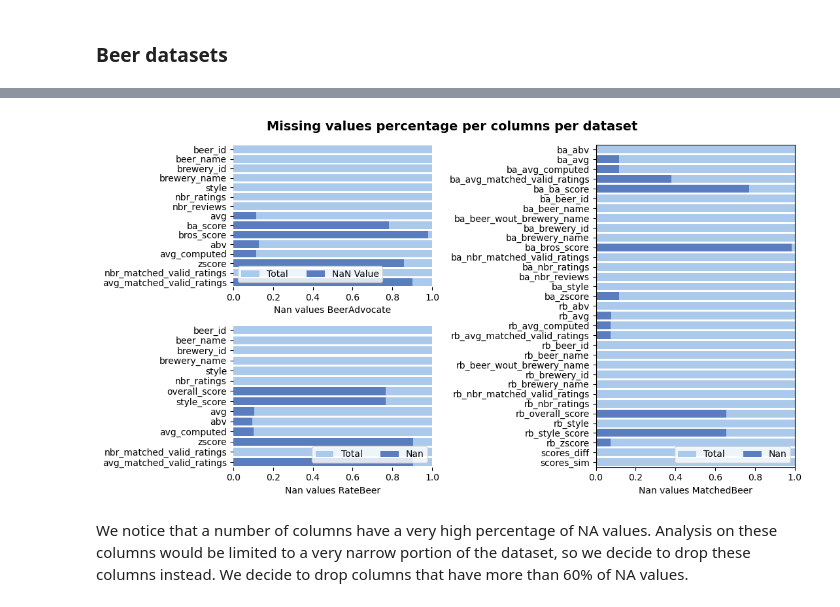
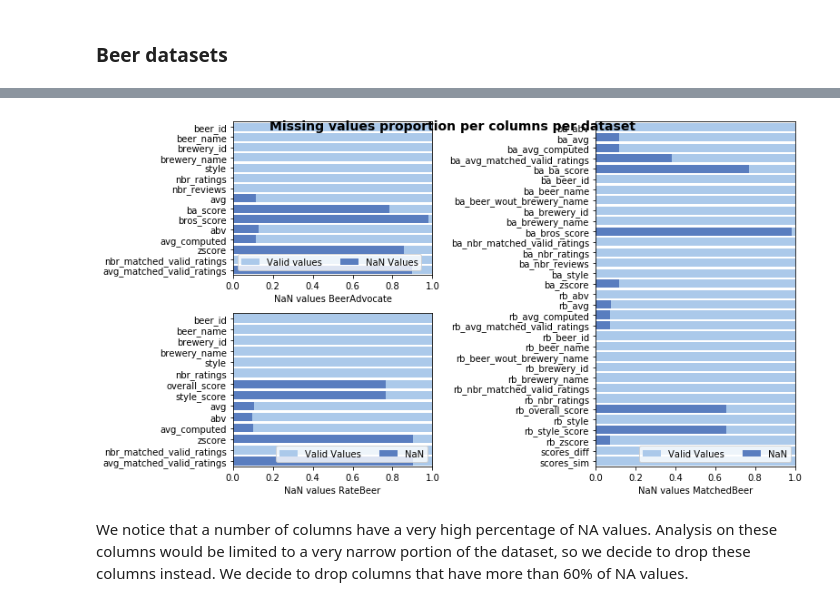
Before and after one commit to epfl-ada/ada-2022-project-hotchocolate, a Jupyter notebook: Notebook.ipynb, the cells around one changed output, grey strips where cells are left out. Cells and saved outputs as stored; diff of their text form; code cells hidden in the pictures.

```diff
--- a/Notebook.ipynb
+++ b/Notebook.ipynb
@@ -144,43 +145,42 @@ ax3 = plt.subplot(122)
 
 sns.set_color_codes("pastel")
 sns.barplot(x="Total", y = dfnan_adv.index, data=dfnan_adv, label="Valid values", color="b", ax=ax1)
-s
+
 sns.set_color_codes("muted")
-sns.barplot(x='NaN_percentage', y = dfnan_adv.index, data=dfnan_adv, label="NaN Values", color="b", ax=ax1)
+sns.barplot(x='NaN_proportion', y = dfnan_adv.index, data=dfnan_adv, label="NaN Values", color="b", ax=ax1)
 
 ax1.legend(ncol=2, loc="lower left", frameon=True)
 ax1.set(xlim=(0, 1), ylabel="", xlabel="NaN values BeerAdvocate")
-sns.despine(left=True, bottom=True,ax=ax1)
+
 
 
 sns.set_color_codes("pastel")
 sns.barplot(x="Total", y = dfnan_rate.index, data=dfnan_rate, label="Valid Values", color="b",ax=ax2)
 
 sns.set_color_codes("muted")
-sns.barplot(x='NaN_percentage',  y = dfnan_rate.index, data=dfnan_rate, label="NaN", color="b", ax=ax2)
+sns.barplot(x='NaN_proportion',  y = dfnan_rate.index, data=dfnan_rate, label="NaN", color="b", ax=ax2)
 
 ax2.legend(ncol=2, loc="lower right", frameon=True)
 ax2.set(xlim=(0, 1), ylabel="", xlabel="NaN values RateBeer")
 
-sns.despine(left=True, bottom=True, ax=ax2)
+
 
 
 sns.set_color_codes("pastel")
 sns.barplot(x="Total", y = dfnan_md.index, data=dfnan_md, label="Valid Values", color="b",ax=ax3)
 
 sns.set_color_codes("muted")
-sns.barplot(x='NaN_percentage',  y = dfnan_md.index, data=dfnan_md, label="NaN", color="b", ax=ax3)
+sns.barplot(x='NaN_proportion',  y = dfnan_md.index, data=dfnan_md, label="NaN", color="b", ax=ax3)
 
 ax3.legend(ncol=2, loc="lower right", frameon=True)
 ax3.set(xlim=(0, 1), ylabel="", xlabel="NaN values MatchedBeer")
 
-sns.despine(left=True, bottom=True, ax=ax2)
 
 plt.suptitle('Missing values proportion per columns per dataset', fontsize=14, fontweight='bold')
 plt.tight_layout()
 plt.show()
 # %% [output]
-[figure, old version]
+[figure, new version]
 # %% [markdown]
 We notice that a number of columns have a very high percentage of NA values. Analysis on these columns would be limited to a very narrow portion of the dataset, so we decide to drop these columns instead. We decide to drop columns that have more than 60% of NA values.
 # %%
```
Also changed, not shown: parts of 27 cells of this notebook.
